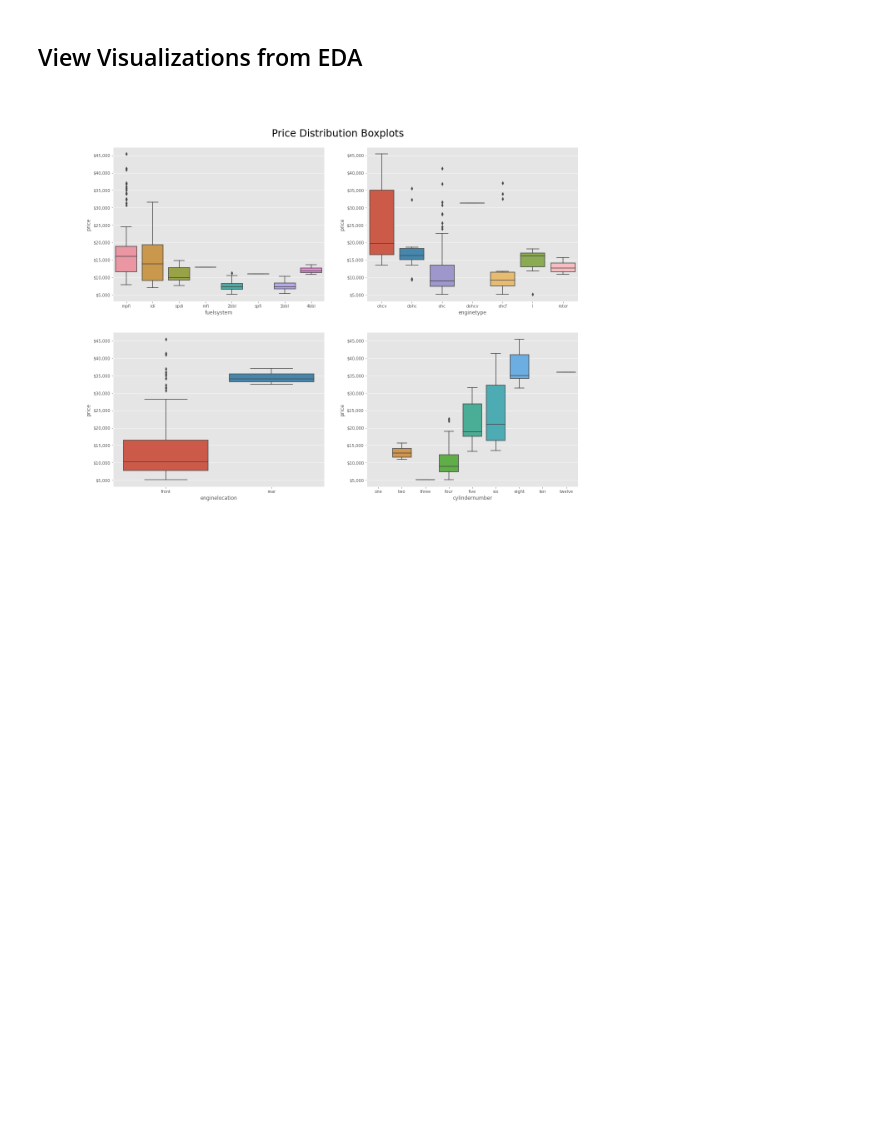
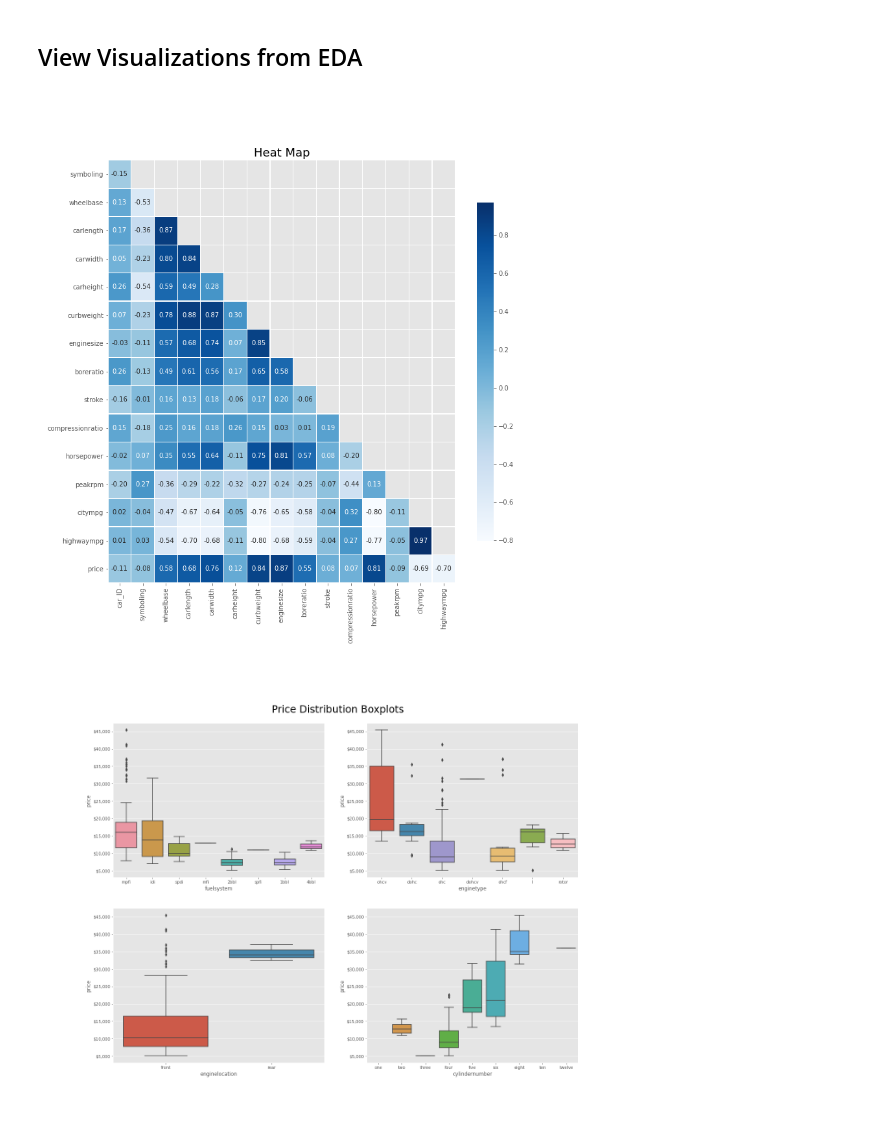
Before and after one commit to KishenSharma6/CarPricesPrediction, a Jupyter notebook: Notebooks/Preprocessing/20201029_Preprocessing.ipynb, the cells around one changed output. Cells and saved outputs as stored; diff of their text form; code cells hidden in the pictures; blank space fills up the shorter version.

```diff
--- a/Notebooks/Preprocessing/20201029_Preprocessing.ipynb
+++ b/Notebooks/Preprocessing/20201029_Preprocessing.ipynb
@@ -47,7 +47,9 @@ os.chdir('C:/Users/kishe/Documents/Data Science/Projects/Python/In Progress/Car_
 # %%
 #Import library
 from IPython.display import Image
 
 # Load visualizations from local storage
-Image(filename = "RawDataHeatmap.png", width = 600, height = 300)
+Image(filename = path + "RawDataHeatmap.png", width = 600, height = 300)
+# %% [output]
+[figure, added]
 # %%
```
Also changed, not shown: parts of 15 cells of this notebook.
